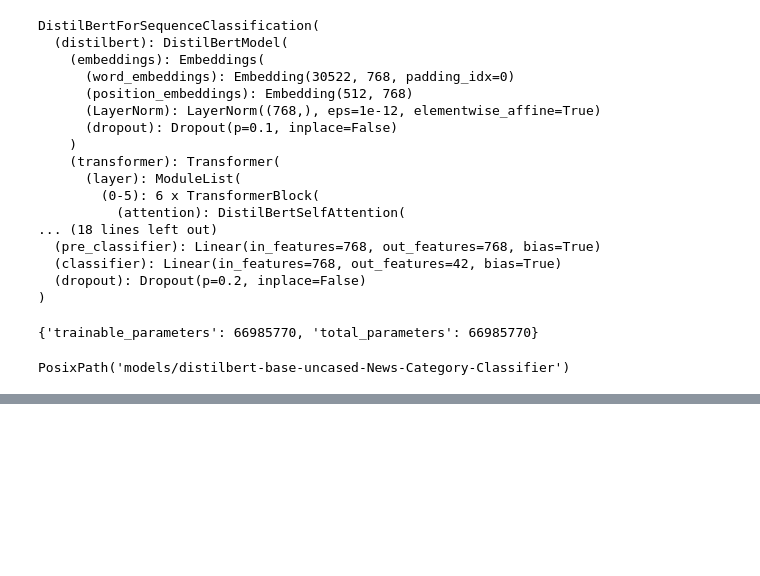
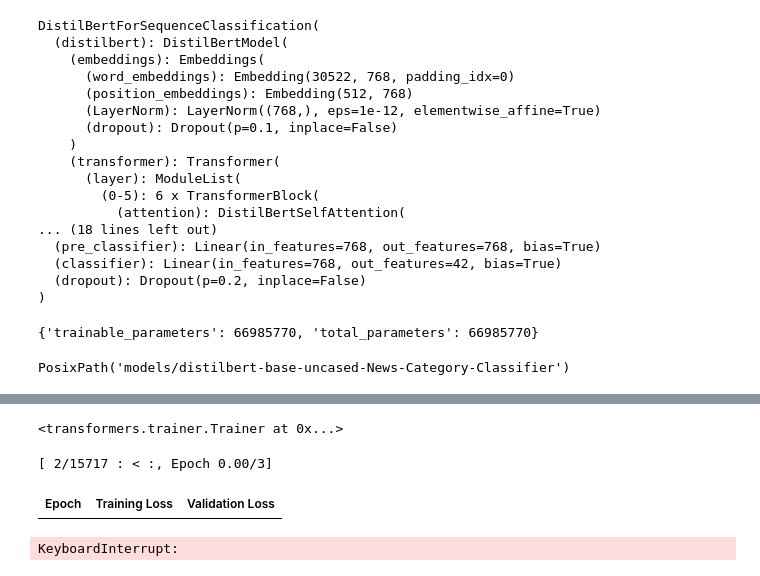
Before and after one commit to mahdi-islam-pranto/LLM-Fine-Tuning, a Jupyter notebook: huggingface/huggingface.ipynb, the cells around one changed output, grey strips where cells are left out. Drawn from its saved outputs; the diff is of its cells as text; code cells hidden in the pictures; blank space fills up the shorter version.

Commit message:
model training + model saving to hf hub + model accuracy on test

```diff
--- a/huggingface/huggingface.ipynb
+++ b/huggingface/huggingface.ipynb
@@ -395,0 +425,23 @@ training_args = TrainingArguments(
+# %%
+# define the Trainer for model training and evaluation
+from transformers import Trainer
+
+trainer = Trainer(
+    model=model,
+    args=training_args,
+    train_dataset=tokenized_dataset["train"],
+    eval_dataset=tokenized_dataset['validation'],
+    processing_class=tokenizer,
+    compute_metrics = compute_accuracy
+)
+
+trainer
+# %% [output]
+<transformers.trainer.Trainer at 0x...>
+# %%
+# train the model
+train_results = trainer.train()
+# %% [output]
+[ 2/15717 : < :, Epoch 0.00/3]
+| Epoch | Training Loss | Validation Loss |
+KeyboardInterrupt:
```
Also changed, not shown: parts of 9 cells of this notebook, 1 other file.
